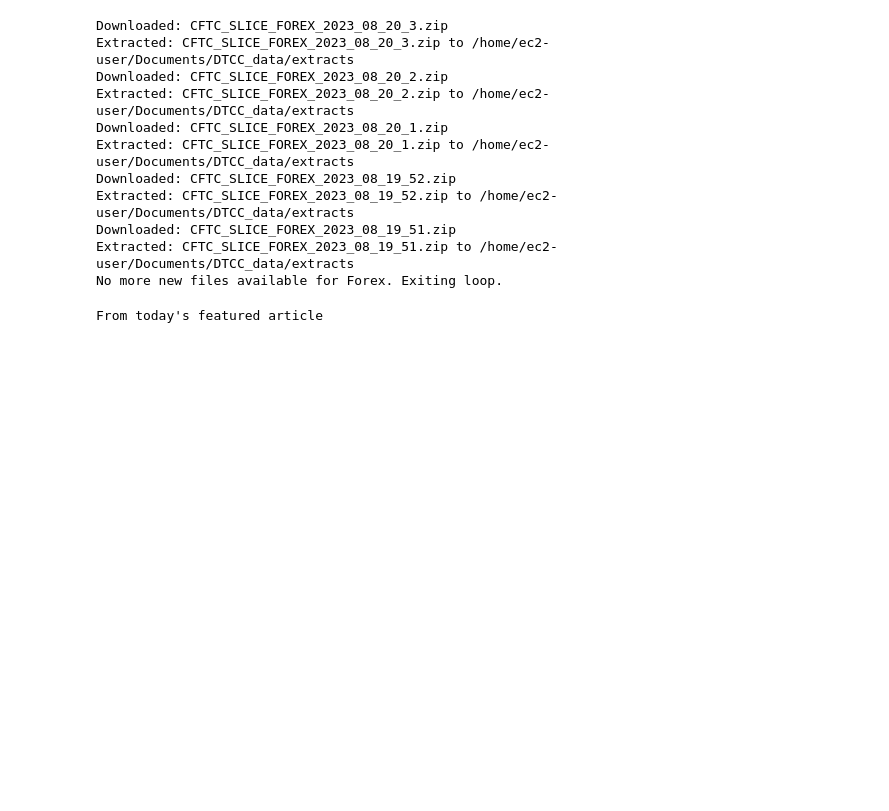
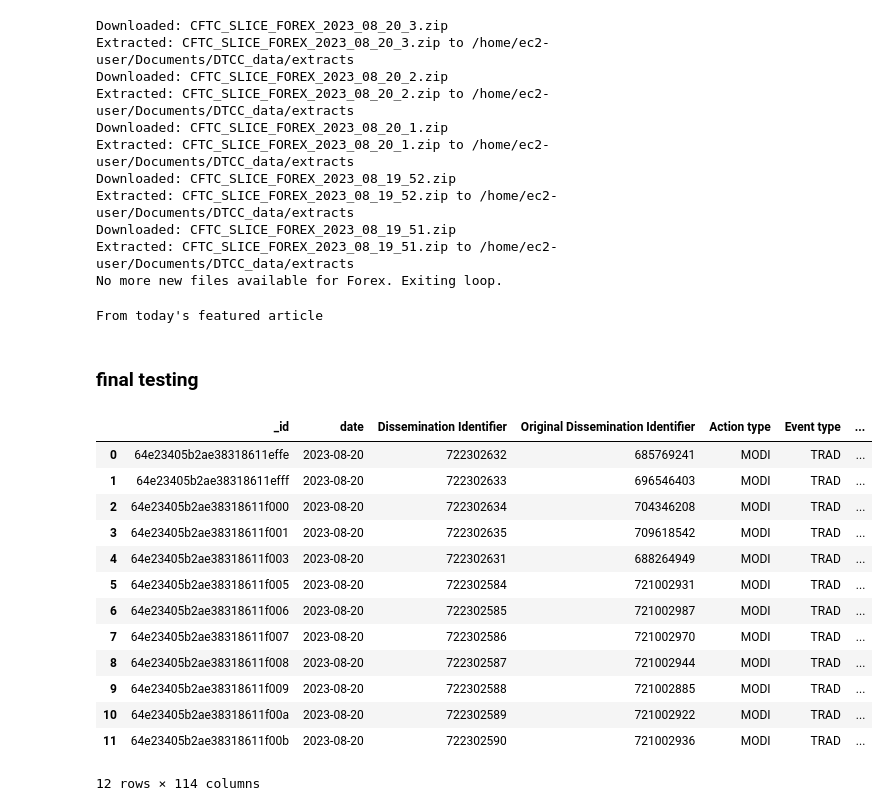
Before and after one commit to Mehedi24434/DTCC_data, a Jupyter notebook: b.ipynb, the cells around one changed output. Drawn from its saved outputs; the diff is of its cells as text; code cells hidden in the pictures; blank space fills up the shorter version.

```diff
--- a/b.ipynb
+++ b/b.ipynb
@@ -575,3 +575,27 @@ print(text)
 driver.quit()
 # %% [output]
 From today's featured article
+# %% [markdown]
+### final testing
+# %%
+import function as f
+
+database_name='DTCC'
+collection_name = 'forex'   #set the asset names (commodities, equities, rates, credits)
+
+f.get_dataframe_from_mongodb(database_name,collection_name,target_date='2023-08-20')
+# %% [output]
+|  | _id | date | Dissemination Identifier | Original Dissemination Identifier | Action type | Event type | ... |
+| 0 | 64e23405b2ae38318611effe | 2023-08-20 | 722302632 | 685769241 | MODI | TRAD | ... |
+| 1 | 64e23405b2ae38318611efff | 2023-08-20 | 722302633 | 696546403 | MODI | TRAD | ... |
+| 2 | 64e23405b2ae38318611f000 | 2023-08-20 | 722302634 | 704346208 | MODI | TRAD | ... |
+| 3 | 64e23405b2ae38318611f001 | 2023-08-20 | 722302635 | 709618542 | MODI | TRAD | ... |
+| 4 | 64e23405b2ae38318611f003 | 2023-08-20 | 722302631 | 688264949 | MODI | TRAD | ... |
+| 5 | 64e23405b2ae38318611f005 | 2023-08-20 | 722302584 | 721002931 | MODI | TRAD | ... |
+| 6 | 64e23405b2ae38318611f006 | 2023-08-20 | 722302585 | 721002987 | MODI | TRAD | ... |
+| 7 | 64e23405b2ae38318611f007 | 2023-08-20 | 722302586 | 721002970 | MODI | TRAD | ... |
+| 8 | 64e23405b2ae38318611f008 | 2023-08-20 | 722302587 | 721002944 | MODI | TRAD | ... |
+| 9 | 64e23405b2ae38318611f009 | 2023-08-20 | 722302588 | 721002885 | MODI | TRAD | ... |
+| 10 | 64e23405b2ae38318611f00a | 2023-08-20 | 722302589 | 721002922 | MODI | TRAD | ... |
+| 11 | 64e23405b2ae38318611f00b | 2023-08-20 | 722302590 | 721002936 | MODI | TRAD | ... |
+12 rows × 114 columns
```
